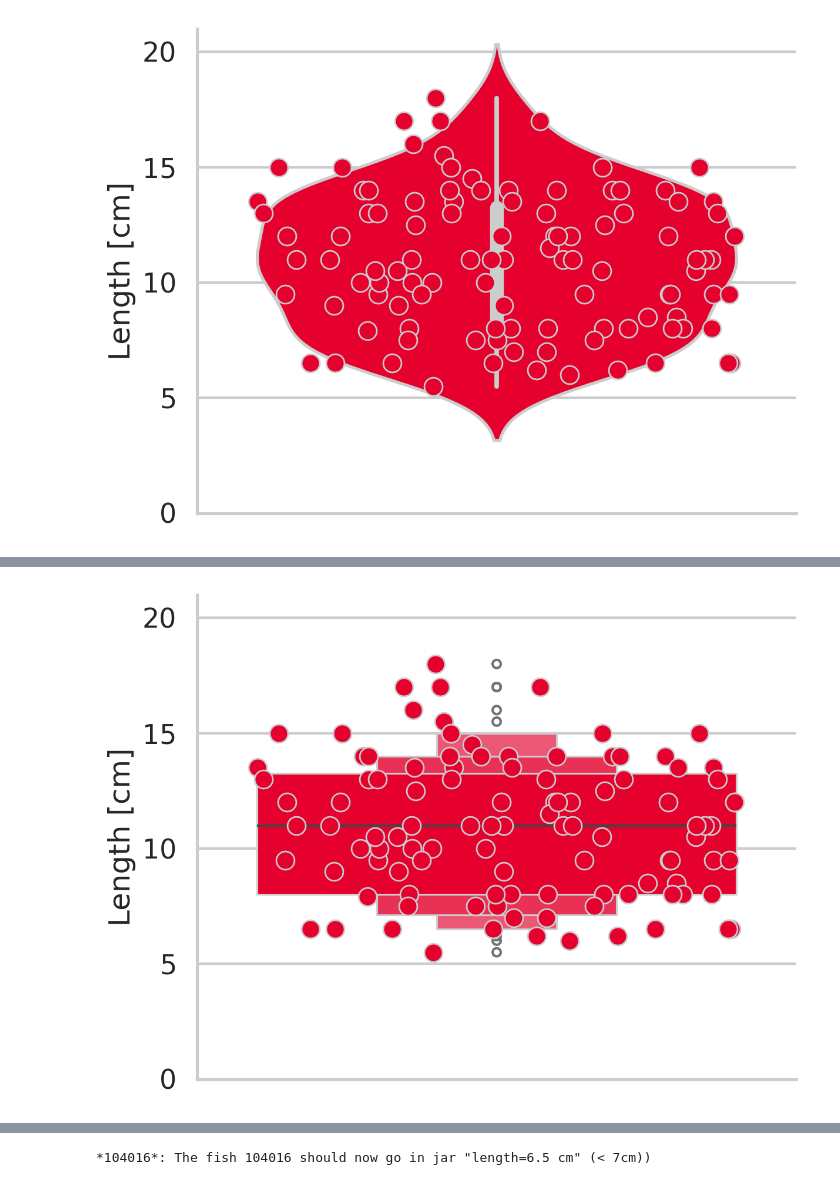
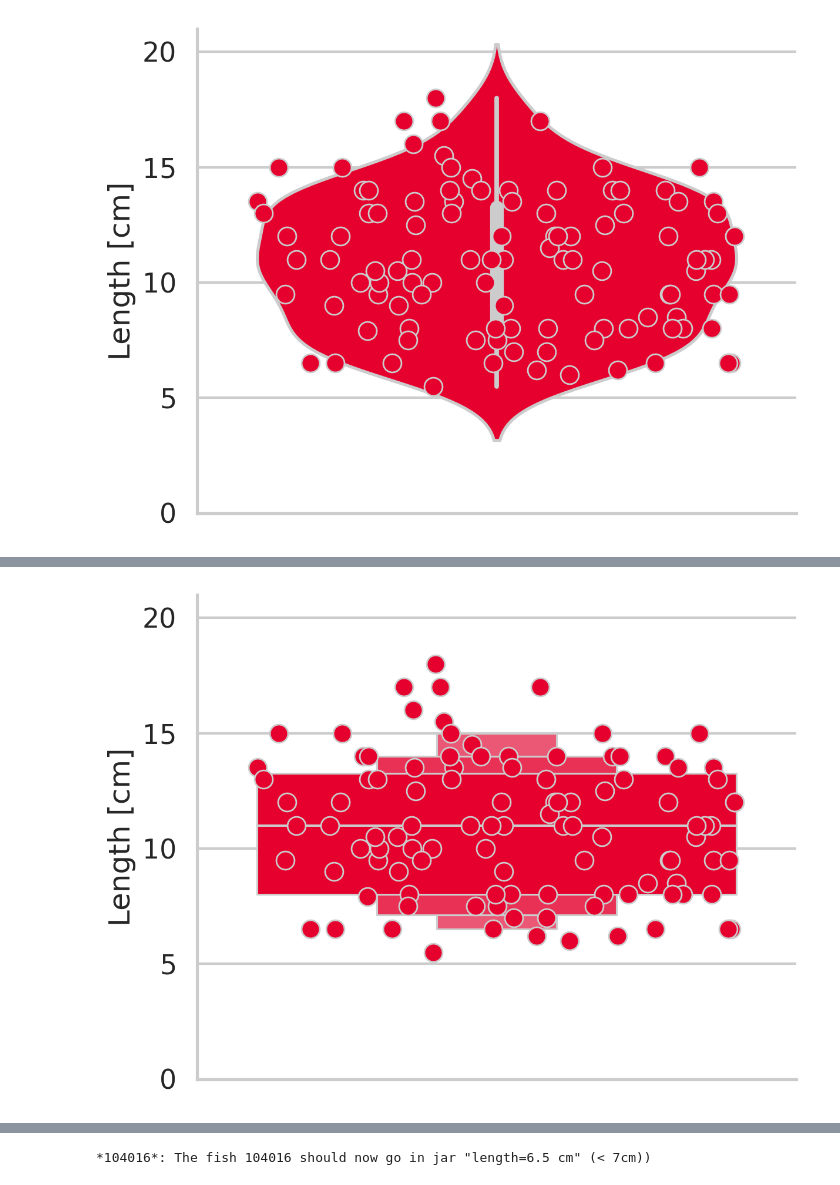
Before and after one commit to habi/Talk.2024.AnatomyInternalSeminar, a Jupyter notebook: notebooks/EAWAG.plots.ipynb, the cells around one changed output, grey strips where cells are left out. Cells and saved outputs as stored; diff of their text form; code cells hidden in the pictures.

```diff
--- a/notebooks/EAWAG.plots.ipynb
+++ b/notebooks/EAWAG.plots.ipynb
@@ -364,20 +371,24 @@ plt.savefig(os.path.join(OutPutDir, 'lengths.boxplot.png'))
 # %%
 # Plot fish lengths
 numpy.random.seed(1796)
 seaborn.stripplot(DataMikki['Length(cm)'],
                   color='#E6002E',
                   size=plt.gca().yaxis.label.get_fontsize() * 0.618,
                   linewidth=1,
                   edgecolor='#cccccc',
                   jitter=0.8/2)
-seaborn.boxenplot(DataMikki['Length(cm)'], color='#E6002E', edgecolor='#cccccc',saturation=1)
+seaborn.boxenplot(DataMikki['Length(cm)'],
+                  color='#E6002E',
+                  edgecolor='#cccccc',
+                  line_kws=dict(color="#cccccc"),
+                  saturation=1, showfliers=False)
 plt.ylim([0, 21])
 plt.ylabel('Length [cm]')
 seaborn.despine()
 plt.tight_layout()
 plt.savefig(os.path.join(OutPutDir, 'lengths.boxenplot.png'))
 plt.show()
 # %% [output]
-[figure, old version]
+[figure, new version]
 # %%
 # Plot fish lengths
```
Also changed, not shown: parts of 7 cells of this notebook.
